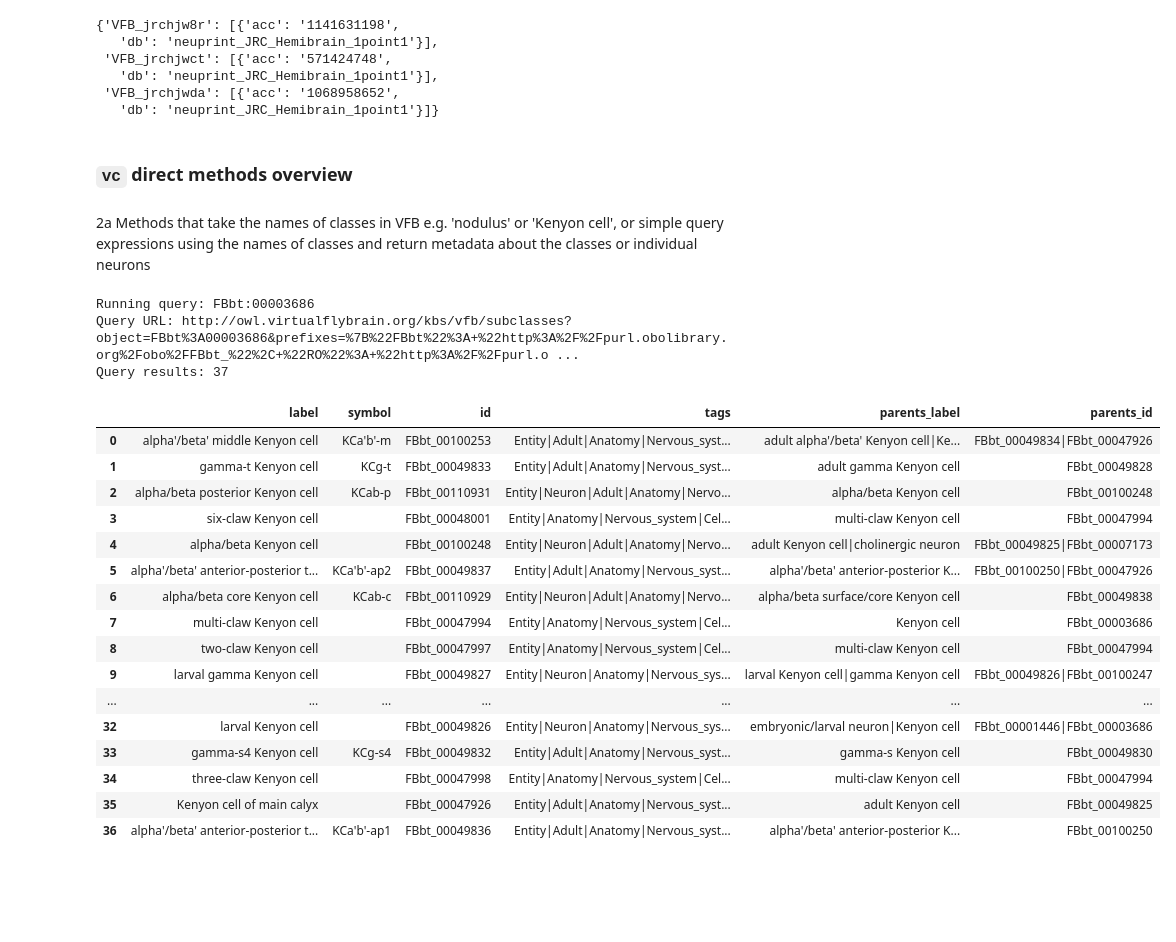
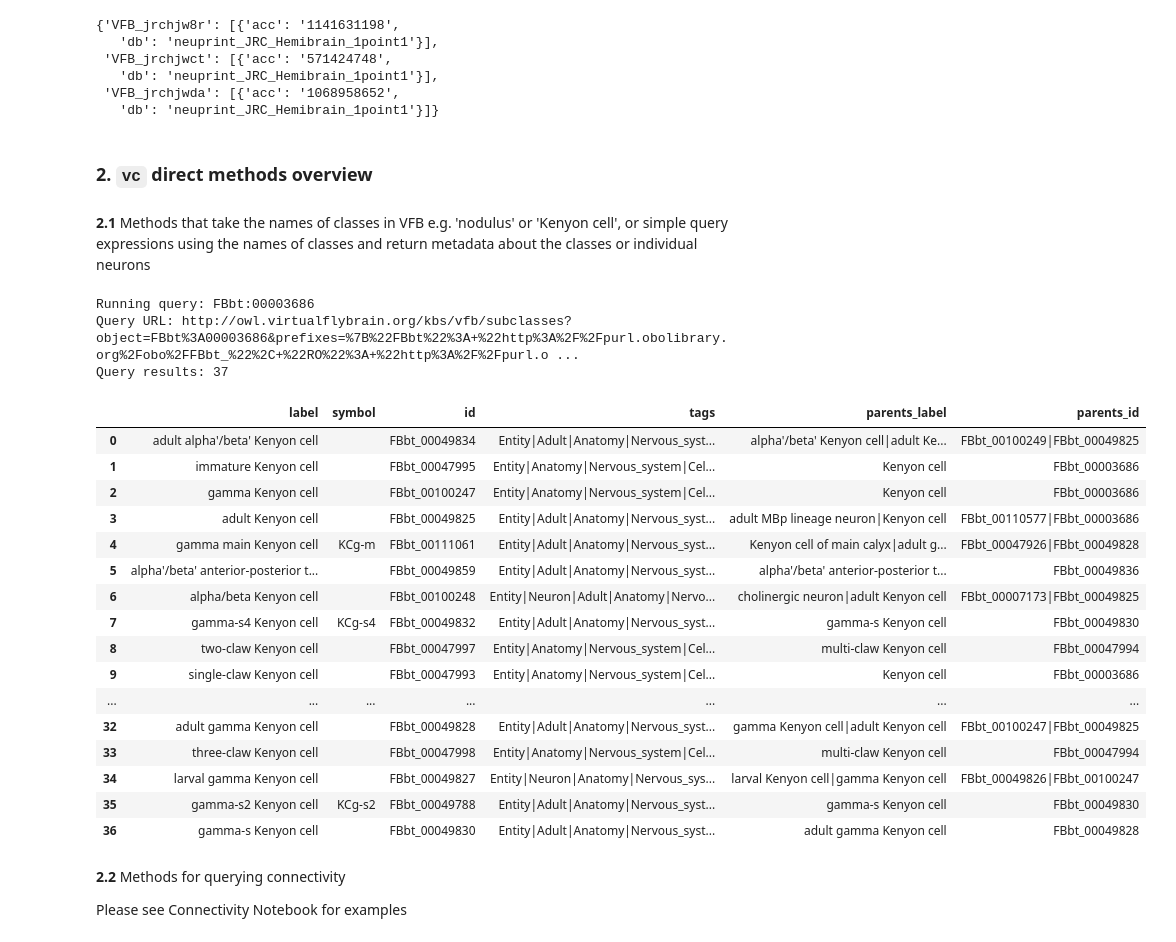
Before and after one commit to VirtualFlyBrain/training, a Jupyter notebook: Python Workshop/0_Intro_VFB_API_overview.ipynb, the cells around one changed output. Cells and saved outputs as stored; diff of their text form; code cells hidden in the pictures; blank space fills up the shorter version.

Commit message:
adding init notebook

```diff
--- a/Python Workshop/0_Intro_VFB_API_overview.ipynb
+++ b/Python Workshop/0_Intro_VFB_API_overview.ipynb
@@ -95,33 +107,37 @@ vc.neo_query_wrapper.xref_2_vfb_id(map(str, bodyIDs), db = 'neuprint_JRC_Hemibra
  'VFB_jrchjwda': [{'acc': '1068958652',
    'db': 'neuprint_JRC_Hemibrain_1point1'}]}
 # %% [markdown]
-### `vc` direct methods overview
+### 2. `vc` direct methods overview
 # %% [markdown]
-2a Methods that take the names of classes in VFB e.g. 'nodulus' or 'Kenyon cell', or simple query expressions using the names of classes and return metadata about the classes or individual neurons
+**2.1** Methods that take the names of classes in VFB e.g. 'nodulus' or 'Kenyon cell', or simple query expressions using the names of classes and return metadata about the classes or individual neurons
 # %%
-KC_types = vc.get_subclasses("'Kenyon cell'", summary=True)
+KC_types = vc.get_subclasses("Kenyon cell", summary=True)
 pd.DataFrame.from_records(KC_types)
 # %% [output]
 Running query: FBbt:00003686
 Query URL: http://owl.virtualflybrain.org/kbs/vfb/subclasses?object=FBbt%3A00003686&prefixes=%7B%22FBbt%22%3A+%22http%3A%2F%2Fpurl.obolibrary.org%2Fobo%2FFBbt_%22%2C+%22RO%22%3A+%22http%3A%2F%2Fpurl.o ...
 Query results: 37
 |  | label | symbol | id | tags | parents_label | parents_id |
-| 0 | alpha'/beta' middle Kenyon cell | KCa'b'-m | FBbt_00100253 | Entity|Adult|Anatomy|Nervous_syst... | adult alpha'/beta' Kenyon cell|Ke... | FBbt_00049834|FBbt_00047926 |
-| 1 | gamma-t Kenyon cell | KCg-t | FBbt_00049833 | Entity|Adult|Anatomy|Nervous_syst... | adult gamma Kenyon cell | FBbt_00049828 |
-| 2 | alpha/beta posterior Kenyon cell | KCab-p | FBbt_00110931 | Entity|Neuron|Adult|Anatomy|Nervo... | alpha/beta Kenyon cell | FBbt_00100248 |
-| 3 | six-claw Kenyon cell |  | FBbt_00048001 | Entity|Anatomy|Nervous_system|Cel... | multi-claw Kenyon cell | FBbt_00047994 |
-| 4 | alpha/beta Kenyon cell |  | FBbt_00100248 | Entity|Neuron|Adult|Anatomy|Nervo... | adult Kenyon cell|cholinergic neuron | FBbt_00049825|FBbt_00007173 |
-| 5 | alpha'/beta' anterior-posterior t... | KCa'b'-ap2 | FBbt_00049837 | Entity|Adult|Anatomy|Nervous_syst... | alpha'/beta' anterior-posterior K... | FBbt_00100250|FBbt_00047926 |
-| 6 | alpha/beta core Kenyon cell | KCab-c | FBbt_00110929 | Entity|Neuron|Adult|Anatomy|Nervo... | alpha/beta surface/core Kenyon cell | FBbt_00049838 |
-| 7 | multi-claw Kenyon cell |  | FBbt_00047994 | Entity|Anatomy|Nervous_system|Cel... | Kenyon cell | FBbt_00003686 |
+| 0 | adult alpha'/beta' Kenyon cell |  | FBbt_00049834 | Entity|Adult|Anatomy|Nervous_syst... | alpha'/beta' Kenyon cell|adult Ke... | FBbt_00100249|FBbt_00049825 |
+| 1 | immature Kenyon cell |  | FBbt_00047995 | Entity|Anatomy|Nervous_system|Cel... | Kenyon cell | FBbt_00003686 |
+| 2 | gamma Kenyon cell |  | FBbt_00100247 | Entity|Anatomy|Nervous_system|Cel... | Kenyon cell | FBbt_00003686 |
+| 3 | adult Kenyon cell |  | FBbt_00049825 | Entity|Adult|Anatomy|Nervous_syst... | adult MBp lineage neuron|Kenyon cell | FBbt_00110577|FBbt_00003686 |
+| 4 | gamma main Kenyon cell | KCg-m | FBbt_00111061 | Entity|Adult|Anatomy|Nervous_syst... | Kenyon cell of main calyx|adult g... | FBbt_00047926|FBbt_00049828 |
+| 5 | alpha'/beta' anterior-posterior t... |  | FBbt_00049859 | Entity|Adult|Anatomy|Nervous_syst... | alpha'/beta' anterior-posterior t... | FBbt_00049836 |
+| 6 | alpha/beta Kenyon cell |  | FBbt_00100248 | Entity|Neuron|Adult|Anatomy|Nervo... | cholinergic neuron|adult Kenyon cell | FBbt_00007173|FBbt_00049825 |
+| 7 | gamma-s4 Kenyon cell | KCg-s4 | FBbt_00049832 | Entity|Adult|Anatomy|Nervous_syst... | gamma-s Kenyon cell | FBbt_00049830 |
 | 8 | two-claw Kenyon cell |  | FBbt_00047997 | Entity|Anatomy|Nervous_system|Cel... | multi-claw Kenyon cell | FBbt_00047994 |
-| 9 | larval gamma Kenyon cell |  | FBbt_00049827 | Entity|Neuron|Anatomy|Nervous_sys... | larval Kenyon cell|gamma Kenyon cell | FBbt_00049826|FBbt_00100247 |
+| 9 | single-claw Kenyon cell |  | FBbt_00047993 | Entity|Anatomy|Nervous_system|Cel... | Kenyon cell | FBbt_00003686 |
 | ... | ... | ... | ... | ... | ... | ... |
-| 32 | larval Kenyon cell |  | FBbt_00049826 | Entity|Neuron|Anatomy|Nervous_sys... | embryonic/larval neuron|Kenyon cell | FBbt_00001446|FBbt_00003686 |
-| 33 | gamma-s4 Kenyon cell | KCg-s4 | FBbt_00049832 | Entity|Adult|Anatomy|Nervous_syst... | gamma-s Kenyon cell | FBbt_00049830 |
-| 34 | three-claw Kenyon cell |  | FBbt_00047998 | Entity|Anatomy|Nervous_system|Cel... | multi-claw Kenyon cell | FBbt_00047994 |
-| 35 | Kenyon cell of main calyx |  | FBbt_00047926 | Entity|Adult|Anatomy|Nervous_syst... | adult Kenyon cell | FBbt_00049825 |
-| 36 | alpha'/beta' anterior-posterior t... | KCa'b'-ap1 | FBbt_00049836 | Entity|Adult|Anatomy|Nervous_syst... | alpha'/beta' anterior-posterior K... | FBbt_00100250 |
+| 32 | adult gamma Kenyon cell |  | FBbt_00049828 | Entity|Adult|Anatomy|Nervous_syst... | gamma Kenyon cell|adult Kenyon cell | FBbt_00100247|FBbt_00049825 |
+| 33 | three-claw Kenyon cell |  | FBbt_00047998 | Entity|Anatomy|Nervous_system|Cel... | multi-claw Kenyon cell | FBbt_00047994 |
+| 34 | larval gamma Kenyon cell |  | FBbt_00049827 | Entity|Neuron|Anatomy|Nervous_sys... | larval Kenyon cell|gamma Kenyon cell | FBbt_00049826|FBbt_00100247 |
+| 35 | gamma-s2 Kenyon cell | KCg-s2 | FBbt_00049788 | Entity|Adult|Anatomy|Nervous_syst... | gamma-s Kenyon cell | FBbt_00049830 |
+| 36 | gamma-s Kenyon cell |  | FBbt_00049830 | Entity|Adult|Anatomy|Nervous_syst... | adult gamma Kenyon cell | FBbt_00049828 |
+# %% [markdown]
+**2.2** Methods for querying connectivity
+
+Please see Connectivity Notebook for examples
 # %% [markdown]
 <a style='text-decoration:none;line-height:16px;display:flex;color:#5B5B62;padding:10px;justify-content:end;' href='https://deepnote.com?utm_source=created-in-deepnote-cell&projectId=94cb7c07-bfd7-4142-b5f9-bec41746df04' target="_blank">
 <img style='display:inline;max-height:16px;margin:0px;margin-right:7.5px;' src='embedded-picture-1' > </img>
```
Also changed, not shown: parts of 10 cells of this notebook, 3 other files.
